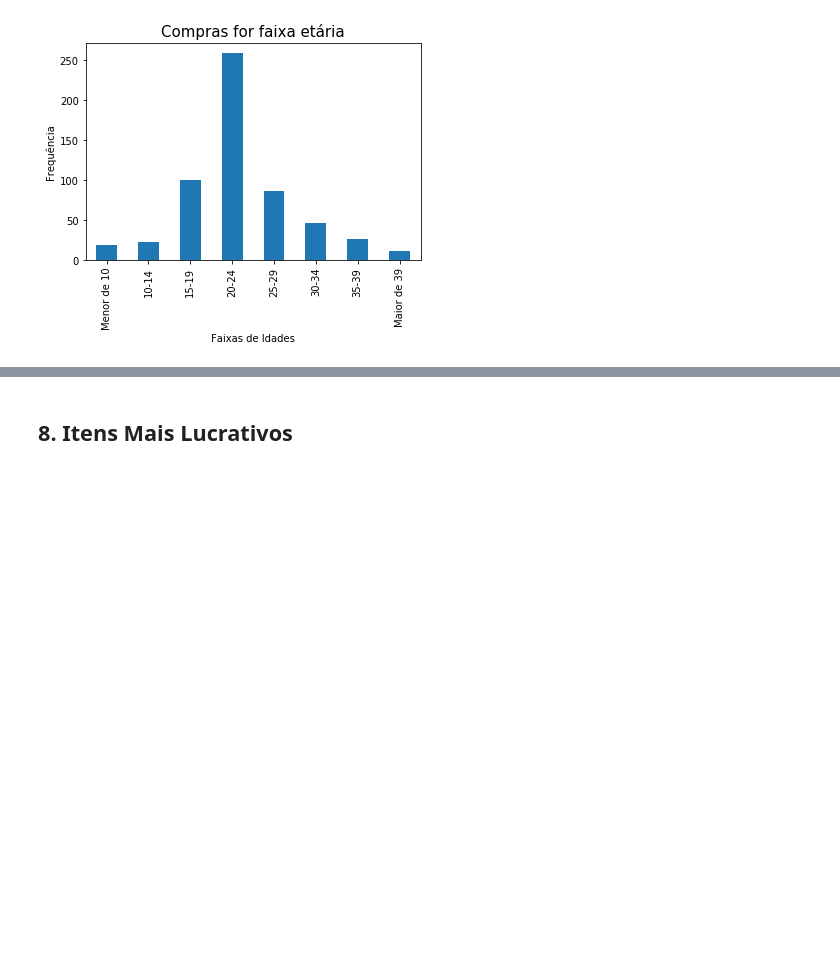
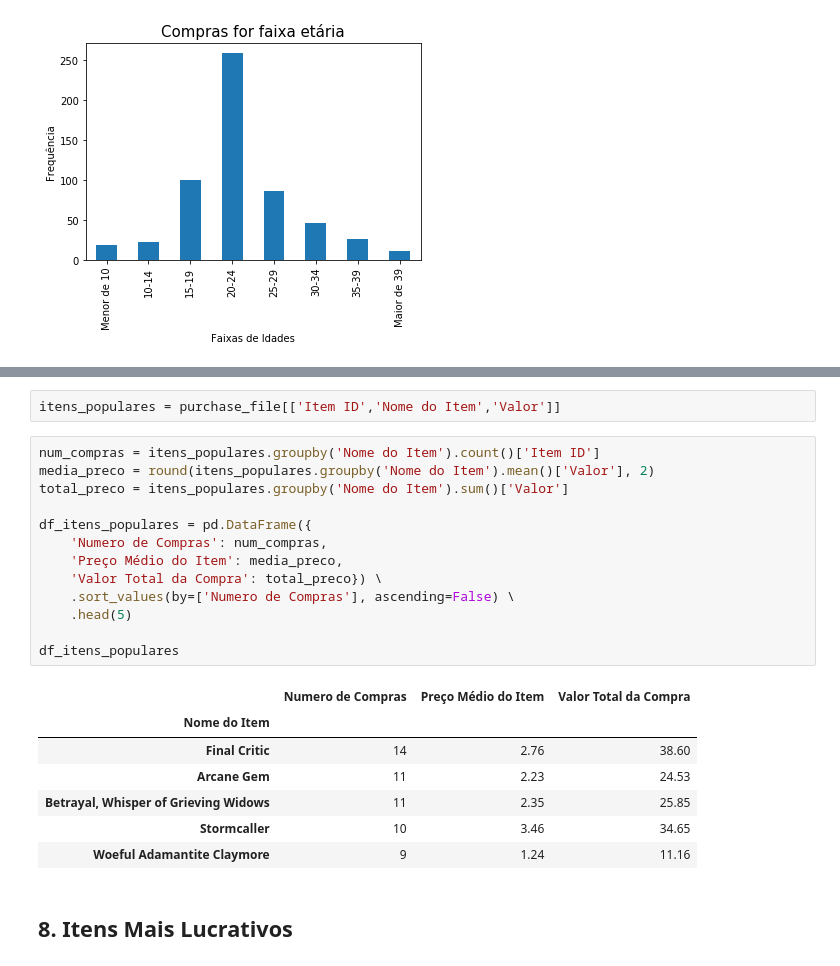
Before and after one commit to ralsouza/python_fundamentos, a Jupyter notebook: src/05_desafio/05_missao05.ipynb, the cells around one changed output, grey strips where cells are left out. Saved outputs shown, nothing was run; the diff lists cells and outputs as text; blank space fills up the shorter version.

```diff
--- a/src/05_desafio/05_missao05.ipynb
+++ b/src/05_desafio/05_missao05.ipynb
@@ -312,3 +372,26 @@ Text(0.5, 0, 'Faixas de Idades')
+# %%
+itens_populares = purchase_file[['Item ID','Nome do Item','Valor']]
+# %%
+num_compras = itens_populares.groupby('Nome do Item').count()['Item ID']
+media_preco = round(itens_populares.groupby('Nome do Item').mean()['Valor'], 2)
+total_preco = itens_populares.groupby('Nome do Item').sum()['Valor']
+
+df_itens_populares = pd.DataFrame({
+    'Numero de Compras': num_compras,
+    'Preço Médio do Item': media_preco,
+    'Valor Total da Compra': total_preco}) \
+    .sort_values(by=['Numero de Compras'], ascending=False) \
+    .head(5)
+
+df_itens_populares
+# %% [output]
+|  | Numero de Compras | Preço Médio do Item | Valor Total da Compra |
+| Nome do Item |  |  |  |
+| Final Critic | 14 | 2.76 | 38.60 |
+| Arcane Gem | 11 | 2.23 | 24.53 |
+| Betrayal, Whisper of Grieving Widows | 11 | 2.35 | 25.85 |
+| Stormcaller | 10 | 3.46 | 34.65 |
+| Woeful Adamantite Claymore | 9 | 1.24 | 11.16 |
 # %% [markdown]
 ## **8. Itens Mais Lucrativos**
 # %%
```
Also changed, not shown: parts of 15 cells of this notebook.
